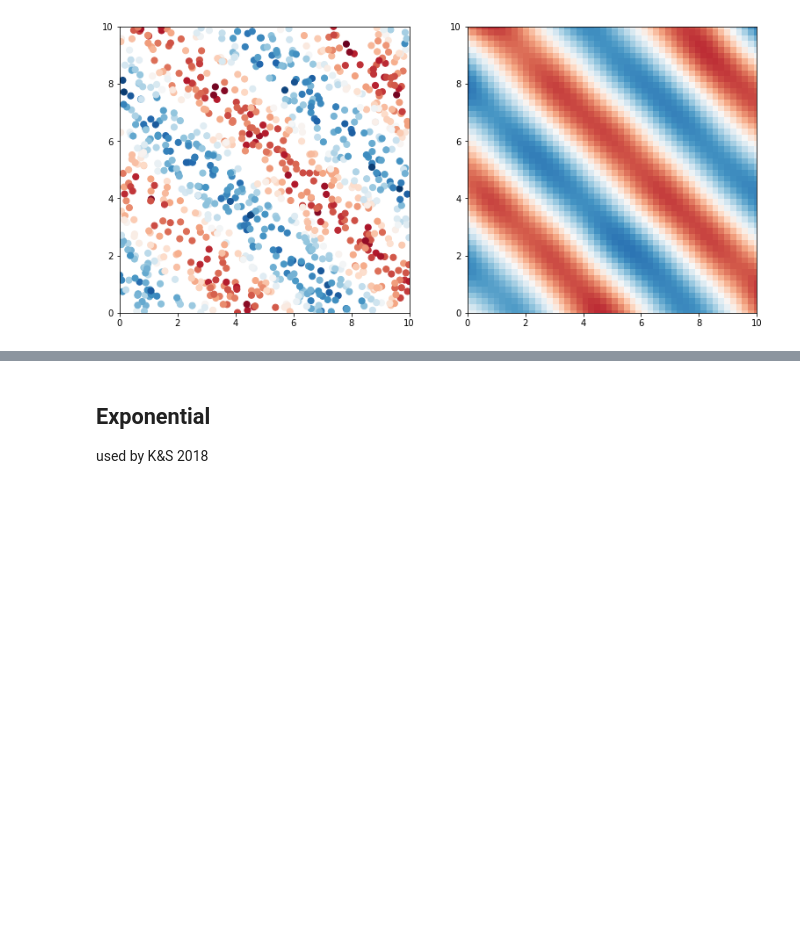
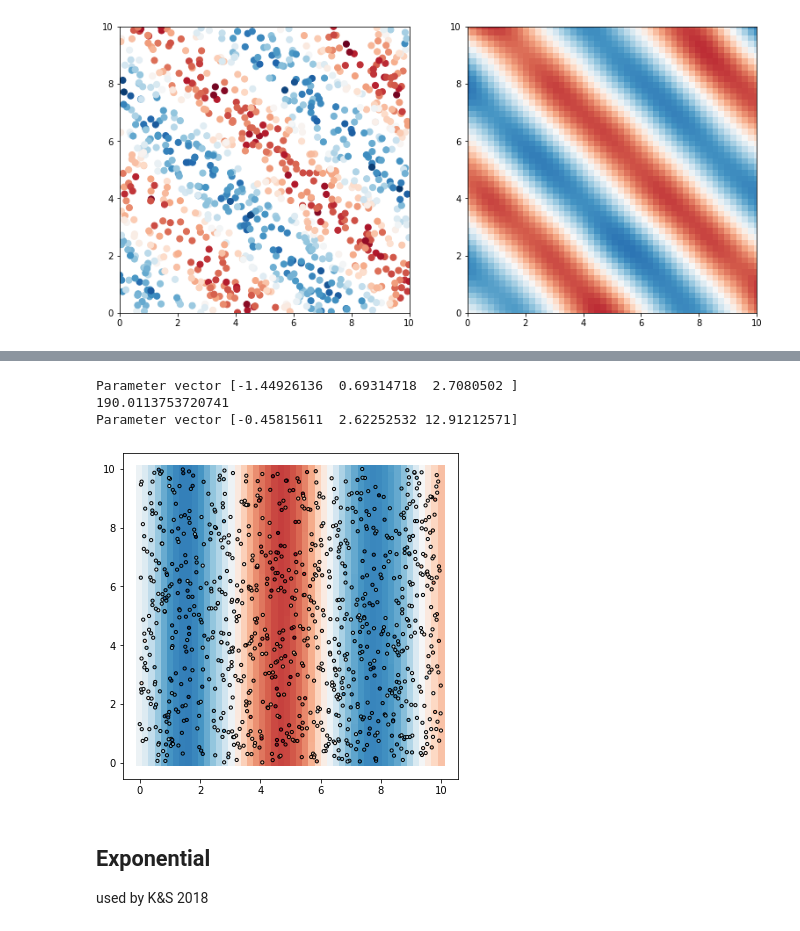
Before and after one commit to oceanhackweek/ohw20-proj-argo-mapping, a Jupyter notebook: notebook2-interpolate_2D_using_george-isabelle.ipynb, the cells around one changed output, grey strips where cells are left out. Cells and saved outputs as stored; diff of their text form; code cells hidden in the pictures; blank space fills up the shorter version.

```diff
--- a/notebook2-interpolate_2D_using_george-isabelle.ipynb
+++ b/notebook2-interpolate_2D_using_george-isabelle.ipynb
@@ -192,3 +256,42 @@ for ax in axes:
+# %%
+kernel = np.var(y) * Matern32Kernel(metric=[2.0,15], ndim=2)  # now anisotropic
+
+print('Parameter vector',kernel.get_parameter_vector())
+
+
+gp = george.GP(kernel,white_noise=np.log(0.19**2), fit_white_noise=True)
+gp.compute(x)
+
+mu, cov = gp.predict(y, test_pts) # this is where George performs maximum likelihood estimation
+
+#, axes = plt.subplots(1, 1, figsize=(6,6))
+#axes.scatter(test_pts[:, 0], test_pts[:, 1], c=mu, s=50, marker='s', edgecolor='none', **style)
+
+# Run the optimization routine.
+p0 = gp.get_parameter_vector()
+results = op.minimize(nll, p0, jac=grad_nll, method="L-BFGS-B")
+
+# Update the kernel and print the final log-likelihood.
+gp.set_parameter_vector(results.x)
+
+print(gp.log_likelihood(y))
+
+gp.compute(x)
+
+mu, cov = gp.predict(y, test_pts) # this is where George performs maximum likelihood estimation
+
+f, axes = plt.subplots(1, 1, figsize=(6,6))
+axes.scatter(test_pts[:, 0], test_pts[:, 1], c=mu, s=50, marker='s', edgecolor='none', **style)
+axes.scatter(x[:, 0], x[:, 1], c=y, s=10, **style,edgecolors='k')
+
+
+
+print('Parameter vector',kernel.get_parameter_vector())
+# %% [output]
+Parameter vector [-1.44926136  0.69314718  2.7080502 ]
+190.0113753720741
+Parameter vector [-0.45815611  2.62252532 12.91212571]
+[figure, added]
 # %% [markdown]
 ##  Exponential
 used by K&S 2018
```
Also changed, not shown: parts of 6 cells of this notebook.
